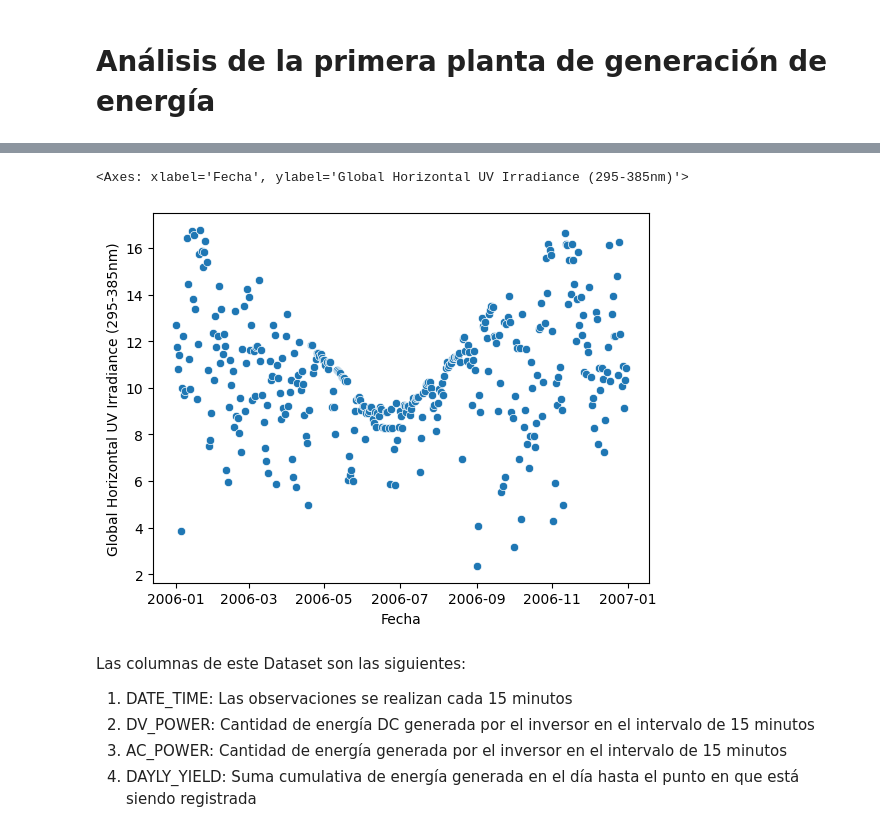
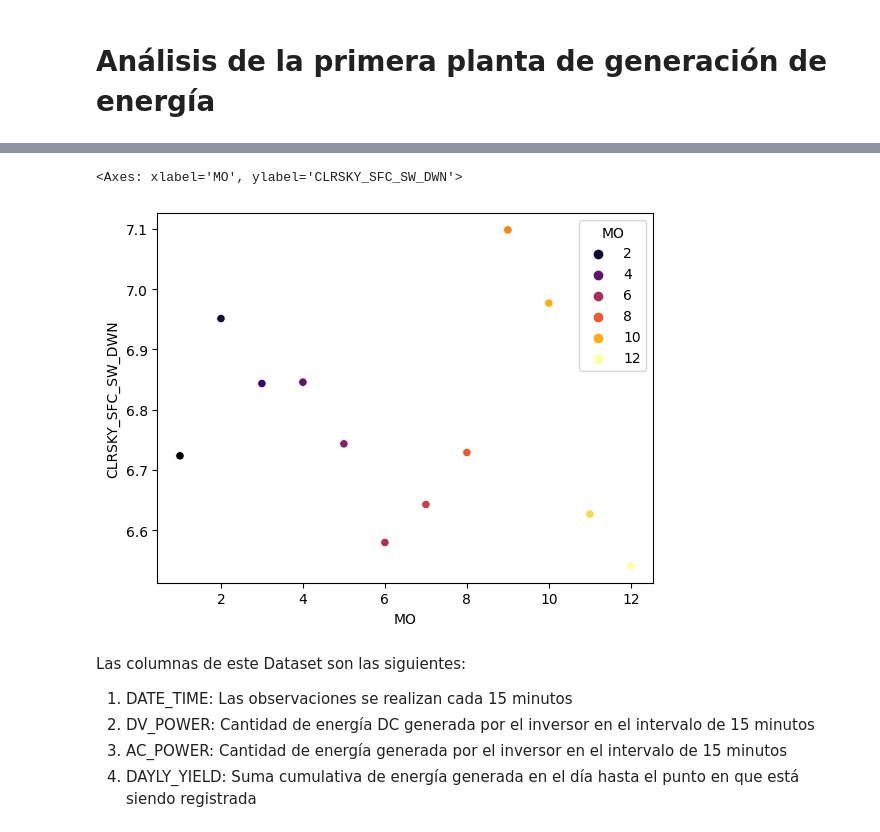
Before and after one commit to CarlosBaez11/Solar_data, a Jupyter notebook: scripts/data_analysis.ipynb, the cells around one changed output, grey strips where cells are left out. Drawn from its saved outputs; the diff is of its cells as text; code cells hidden in the pictures.

```diff
--- a/scripts/data_analysis.ipynb
+++ b/scripts/data_analysis.ipynb
@@ -46,8 +63,8 @@ promedio_dia
-# %%
-sns.scatterplot(promedio_dia, x="Fecha", y="Global Horizontal UV Irradiance (295-385nm)")
-# %% [output]
-<Axes: xlabel='Fecha', ylabel='Global Horizontal UV Irradiance (295-385nm)'>
-[figure, removed]
+# %%
+sns.scatterplot(promedio_dia, x="MO", y='CLRSKY_SFC_SW_DWN', hue="MO", palette="inferno")
+# %% [output]
+<Axes: xlabel='MO', ylabel='CLRSKY_SFC_SW_DWN'>
+[figure, added]
 # %%
 #data.describe().to_csv("../data/estadistica_raw.csv")
 # %% [markdown]
```
Also changed, not shown: parts of 12 cells of this notebook.
